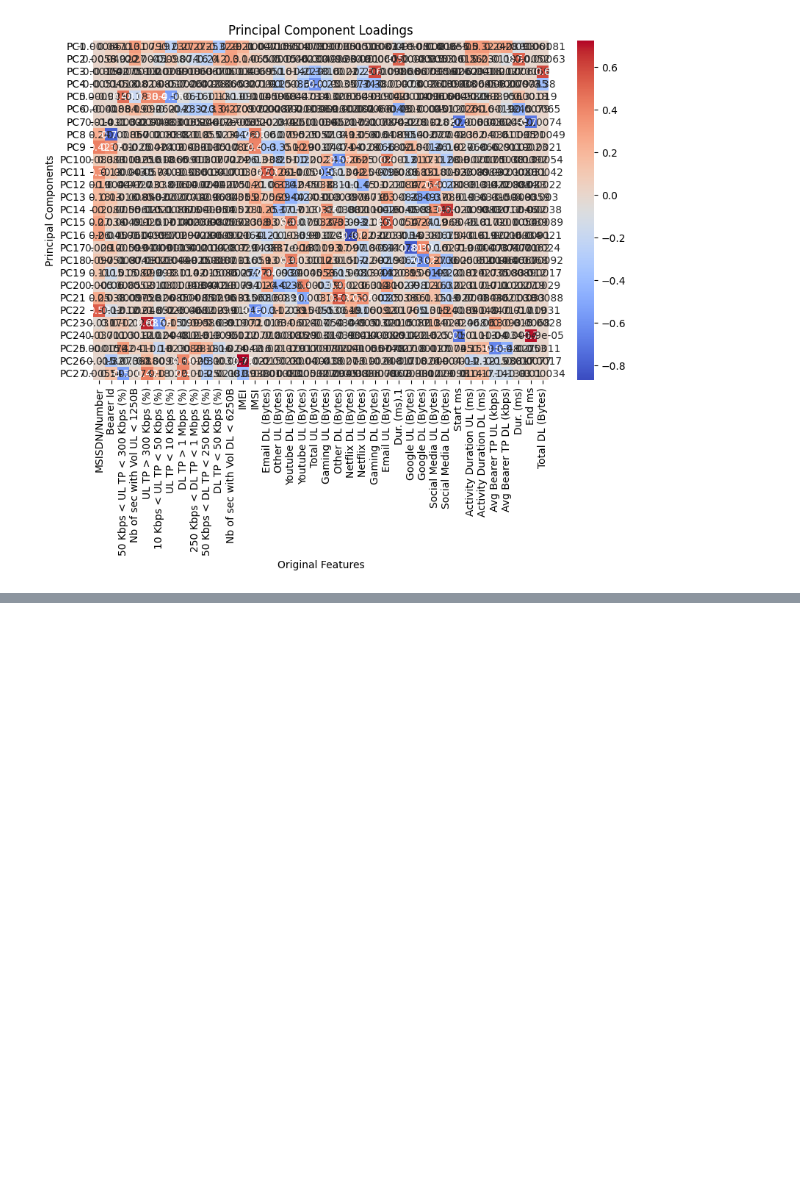
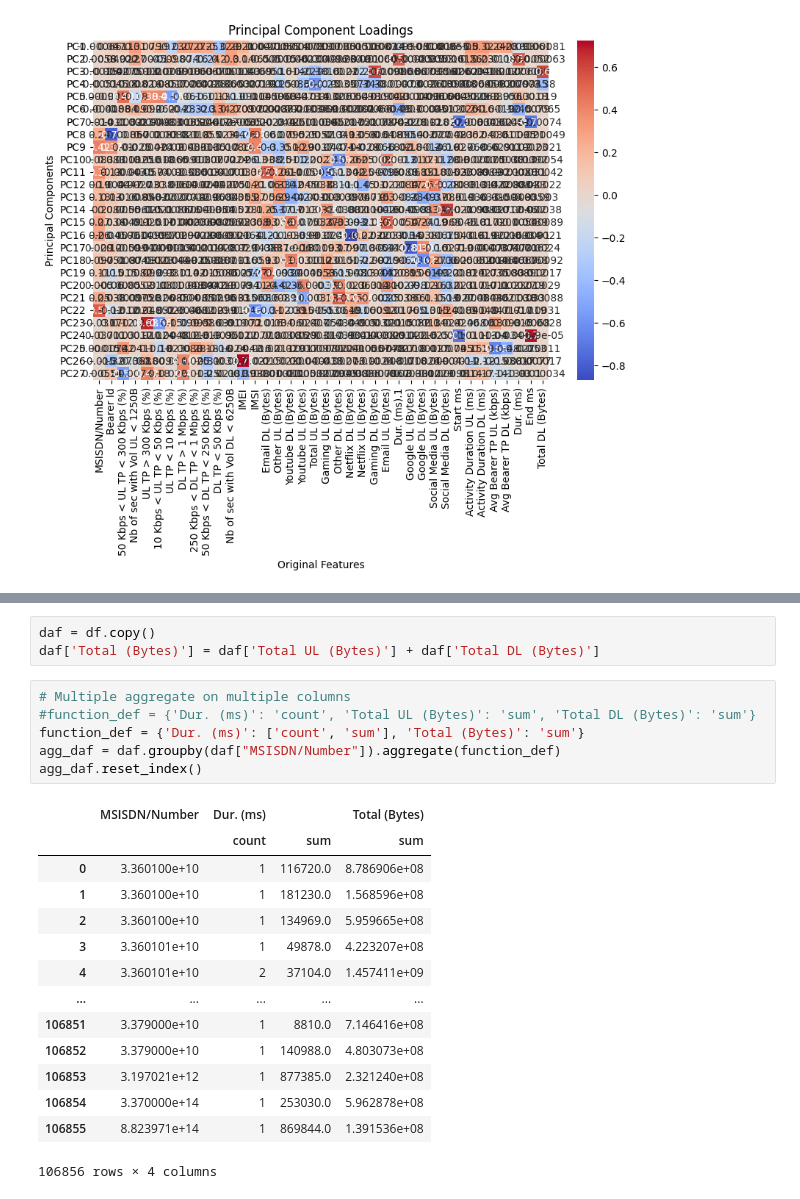
Before and after one commit to Roseco-crs/10Academy_week_1_Telecom_Industry, a Jupyter notebook: code/extract_data.ipynb, the cells around one changed output, grey strips where cells are left out. Drawn from its saved outputs; the diff is of its cells as text; blank space fills up the shorter version.

```diff
--- a/code/extract_data.ipynb
+++ b/code/extract_data.ipynb
@@ -515,0 +509,24 @@ array([[-5.33286391, 22.06253825, -0.38585817, ..., -1.03519655,
+# %%
+daf = df.copy()
+daf['Total (Bytes)'] = daf['Total UL (Bytes)'] + daf['Total DL (Bytes)']
+# %%
+# Multiple aggregate on multiple columns
+#function_def = {'Dur. (ms)': 'count', 'Total UL (Bytes)': 'sum', 'Total DL (Bytes)': 'sum'}
+function_def = {'Dur. (ms)': ['count', 'sum'], 'Total (Bytes)': 'sum'}
+agg_daf = daf.groupby(daf["MSISDN/Number"]).aggregate(function_def)
+agg_daf.reset_index()
+# %% [output]
+|  | MSISDN/Number | Dur. (ms) |  | Total (Bytes) |
+|  |  | count | sum | sum |
+| 0 | 3.360100e+10 | 1 | 116720.0 | 8.786906e+08 |
+| 1 | 3.360100e+10 | 1 | 181230.0 | 1.568596e+08 |
+| 2 | 3.360100e+10 | 1 | 134969.0 | 5.959665e+08 |
+| 3 | 3.360101e+10 | 1 | 49878.0 | 4.223207e+08 |
+| 4 | 3.360101e+10 | 2 | 37104.0 | 1.457411e+09 |
+| ... | ... | ... | ... | ... |
+| 106851 | 3.379000e+10 | 1 | 8810.0 | 7.146416e+08 |
+| 106852 | 3.379000e+10 | 1 | 140988.0 | 4.803073e+08 |
+| 106853 | 3.197021e+12 | 1 | 877385.0 | 2.321240e+08 |
+| 106854 | 3.370000e+14 | 1 | 253030.0 | 5.962878e+08 |
+| 106855 | 8.823971e+14 | 1 | 869844.0 | 1.391536e+08 |
+106856 rows × 4 columns
```
Also changed, not shown: parts of 9 cells of this notebook.
